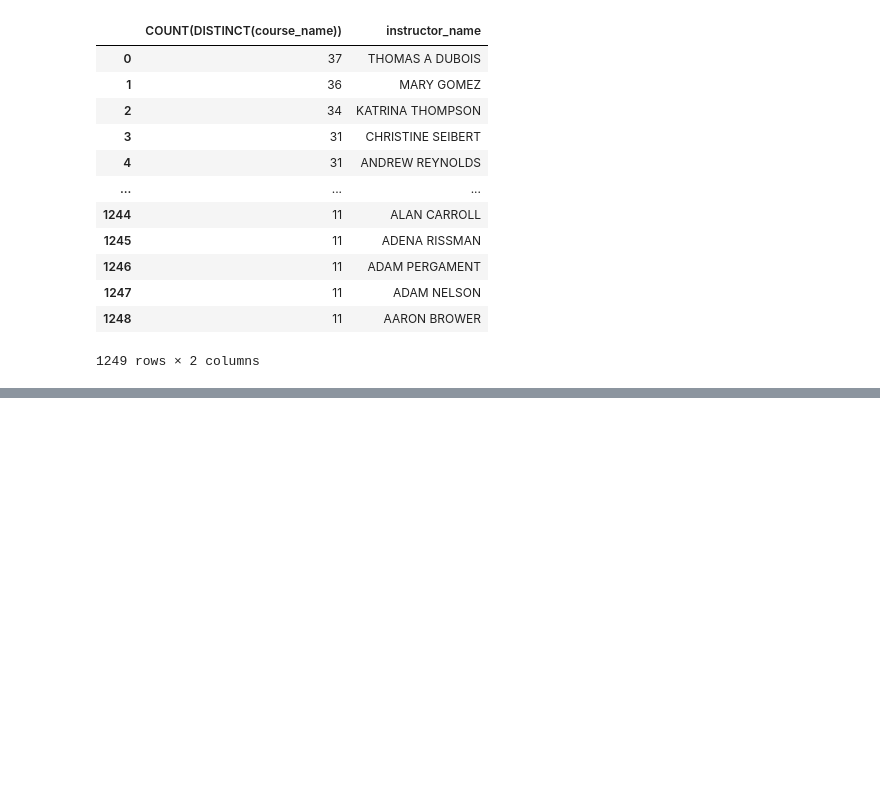
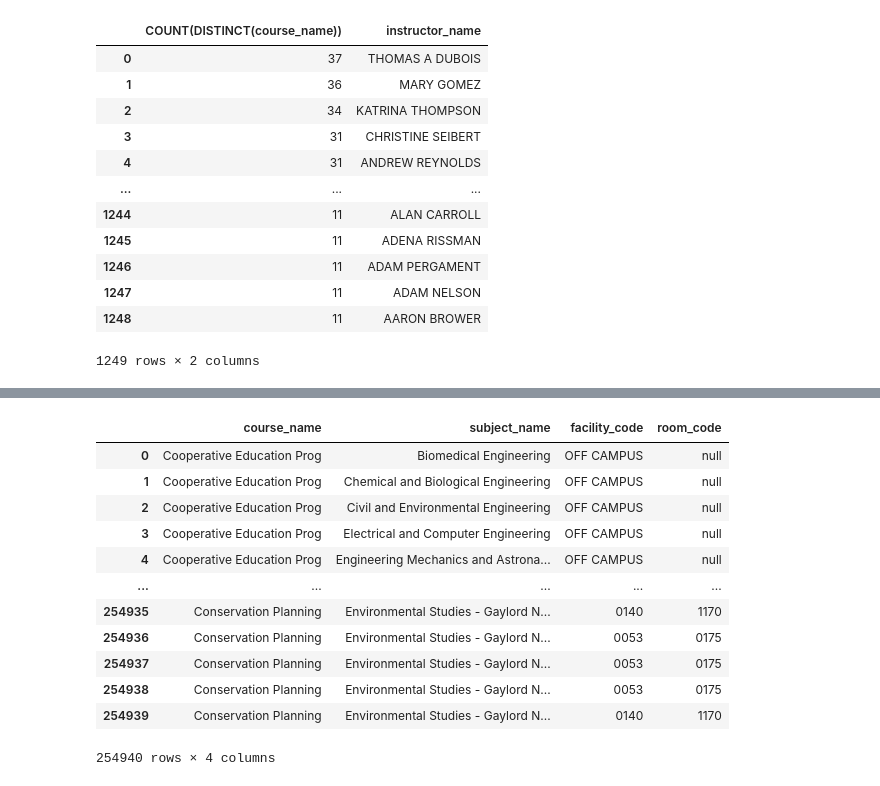
Before and after one commit to crypticrk/UW-Madsion-Dataset-Analysis, a Jupyter notebook: UW Madison Dataset Analyis.ipynb, the cells around one changed output, grey strips where cells are left out. Saved outputs shown, nothing was run; the diff lists cells and outputs as text; code cells hidden in the pictures; blank space fills up the shorter version.

```diff
--- a/UW Madison Dataset Analyis.ipynb
+++ b/UW Madison Dataset Analyis.ipynb
@@ -493,0 +537,20 @@ pd.read_sql("""SELECT COUNT(DISTINCT(course_name)), instructor_name
+# %%
+course_rooms = pd.read_sql("""SELECT course_name, subject_name, facility_code, room_code
+                              FROM instructor_courses
+                              INNER JOIN rooms
+                              ON instructor_courses.room_uuid = rooms.uuid;""", conn)
+course_rooms
+# %% [output]
+|  | course_name | subject_name | facility_code | room_code |
+| 0 | Cooperative Education Prog | Biomedical Engineering | OFF CAMPUS | null |
+| 1 | Cooperative Education Prog | Chemical and Biological Engineering | OFF CAMPUS | null |
+| 2 | Cooperative Education Prog | Civil and Environmental Engineering | OFF CAMPUS | null |
+| 3 | Cooperative Education Prog | Electrical and Computer Engineering | OFF CAMPUS | null |
+| 4 | Cooperative Education Prog | Engineering Mechanics and Astrona... | OFF CAMPUS | null |
+| ... | ... | ... | ... | ... |
+| 254935 | Conservation Planning | Environmental Studies - Gaylord N... | 0140 | 1170 |
+| 254936 | Conservation Planning | Environmental Studies - Gaylord N... | 0053 | 0175 |
+| 254937 | Conservation Planning | Environmental Studies - Gaylord N... | 0053 | 0175 |
+| 254938 | Conservation Planning | Environmental Studies - Gaylord N... | 0053 | 0175 |
+| 254939 | Conservation Planning | Environmental Studies - Gaylord N... | 0140 | 1170 |
+254940 rows × 4 columns
```
Also changed, not shown: parts of 5 cells of this notebook.
